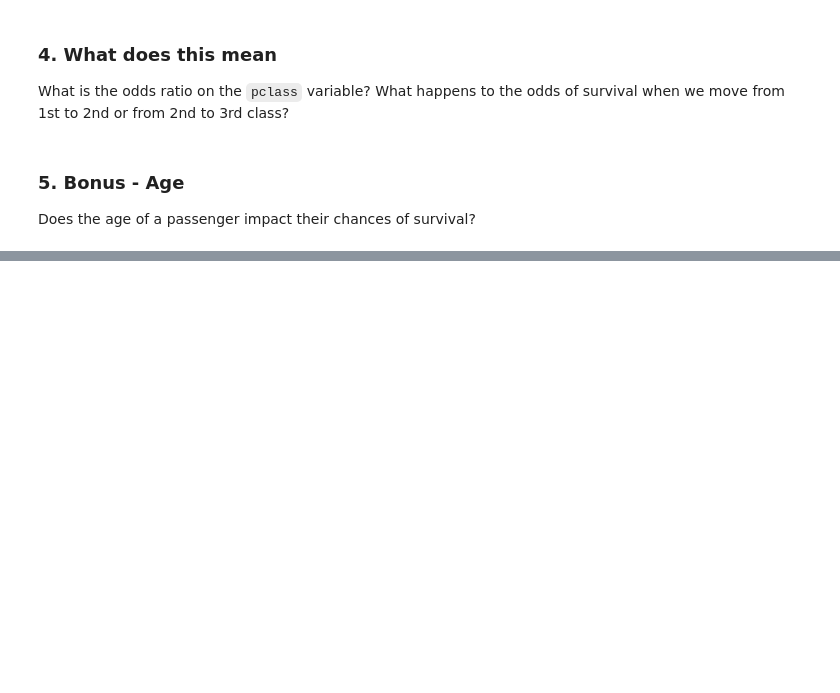
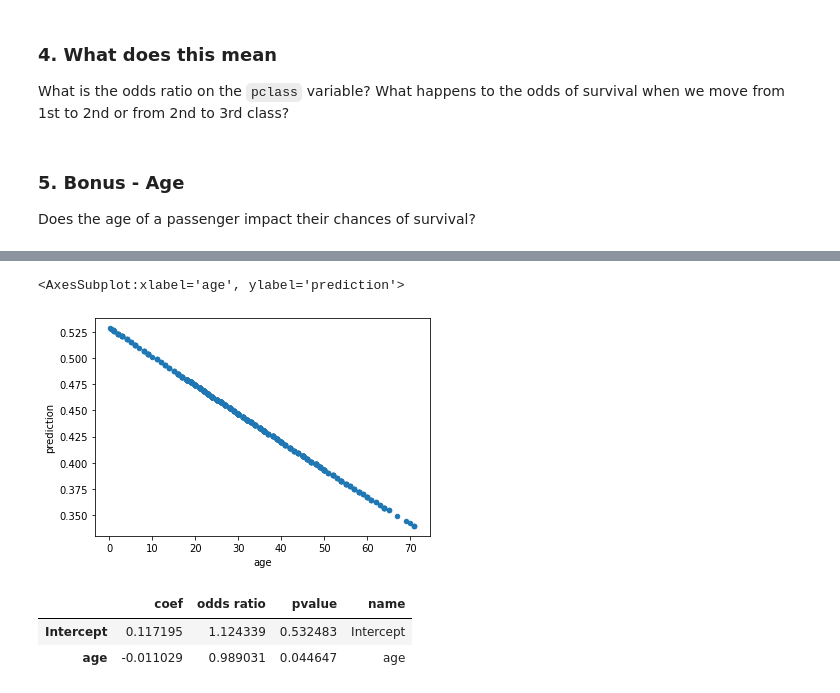
Before and after one commit to code4journalism/logistic-regression-titanic-and-coaches-misha-vaid, a Jupyter notebook: logistic-regression-titanic.ipynb, the cells around one changed output, grey strips where cells are left out. Cells and saved outputs as stored; diff of their text form; code cells hidden in the pictures; blank space fills up the shorter version.

```diff
--- a/logistic-regression-titanic.ipynb
+++ b/logistic-regression-titanic.ipynb
@@ -266,0 +302,8 @@ Does the age of a passenger impact their chances of survival?
+# %%
+# drop missing ages
+df_age = df.dropna(subset=['age'])
+# %%
+# model with just age
+model = smf.logit("survived ~ age", data=df_age)
+results = model.fit()
+results.summary()
@@ -266,0 +325,3 @@ Does the age of a passenger impact their chances of survival?
+# %%
+df_age['prediction'] = results.predict(df_age['age'])
+df_age.head()
@@ -266,0 +339,18 @@ Does the age of a passenger impact their chances of survival?
+# %%
+# scatterplot: age vs prediction
+df_age.plot.scatter(x='age',  y='prediction')
+# %% [output]
+<AxesSubplot:xlabel='age', ylabel='prediction'>
+[figure, added]
+# %%
+coefs = pd.DataFrame({
+    'coef': results.params.values,
+    'odds ratio': np.exp(results.params.values),
+    'pvalue': results.pvalues,
+    'name': results.params.index
+})
+coefs
+# %% [output]
+|  | coef | odds ratio | pvalue | name |
+| Intercept | 0.117195 | 1.124339 | 0.532483 | Intercept |
+| age | -0.011029 | 0.989031 | 0.044647 | age |
```
Also changed, not shown: parts of 17 cells of this notebook.
